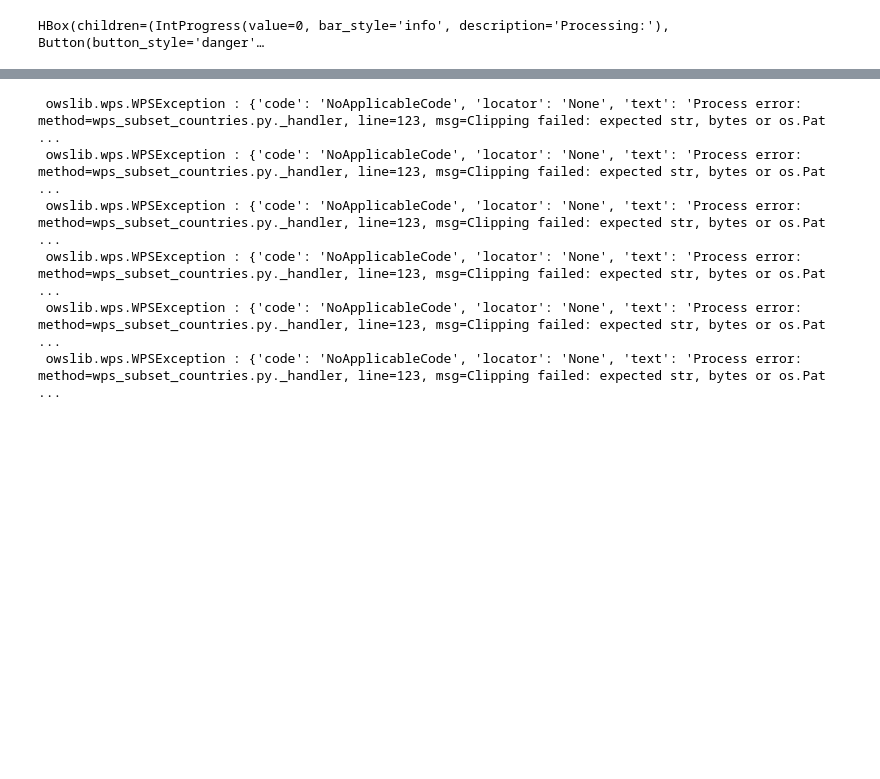
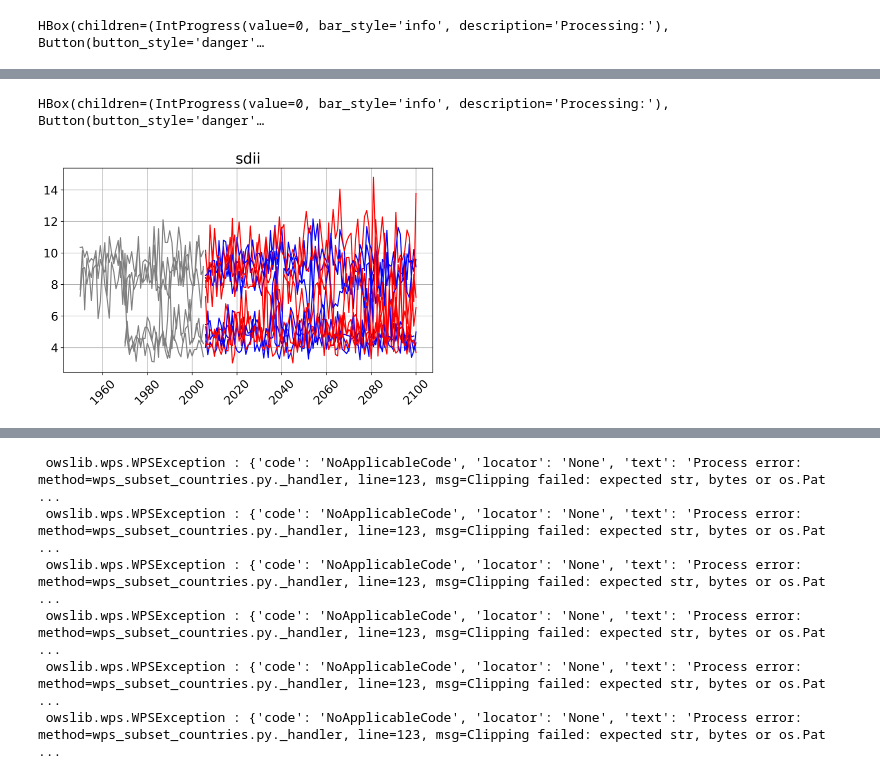
Before and after one commit to nilshempelmann/NAP_Niger, a Jupyter notebook: indices_calculation.ipynb, the cells around one changed output, grey strips where cells are left out. Cells and saved outputs as stored; diff of their text form; code cells hidden in the pictures; blank space fills up the shorter version.

```diff
--- a/indices_calculation.ipynb
+++ b/indices_calculation.ipynb
@@ -69,8 +69,7 @@ tas_indices = ['tg_mean']
 ## Claculation of indices:
 manipulate the next code box and set the approriate indices with according input files and output information
 # %%
-
-out = finch_i.prcptot(pr=pr_files, tas=tas_files, freq=freq[0]) #  tas=file2[0]
+out = finch_i.sdii(pr=pr_files, freq=freq[0]) #  tas=file2[0]
 
 # NOTES:
 # prcptot requires tas information, should be optional:
@@ -100,0 +102,14 @@ Downloading to /home/nils/nap_niger/data/bbox/indices/prcptot_AFR-22_NCC-NorESM1
+# %%
+# Quick check of pr data in a plot:
+indice = 'sdii'
+
+out = fp_i.plot_spaghetti(indice_files, figsize='9,5',title=indice )
+while out.getStatus() != 'ProcessSucceeded':
+    time.sleep(1)
+out_file = '/home/nils/nap_niger/pics/ts_spaghetti_{}.png'.format(indice)
+
+request.urlretrieve(out.get()[0], out_file)
+Image(out_file, width=400)
+# %% [output]
+HBox(children=(IntProgress(value=0, bar_style='info', description='Processing:'), Button(button_style='danger'…
+[figure, added]
```
Also changed, not shown: parts of 6 cells of this notebook, 3 other files.
